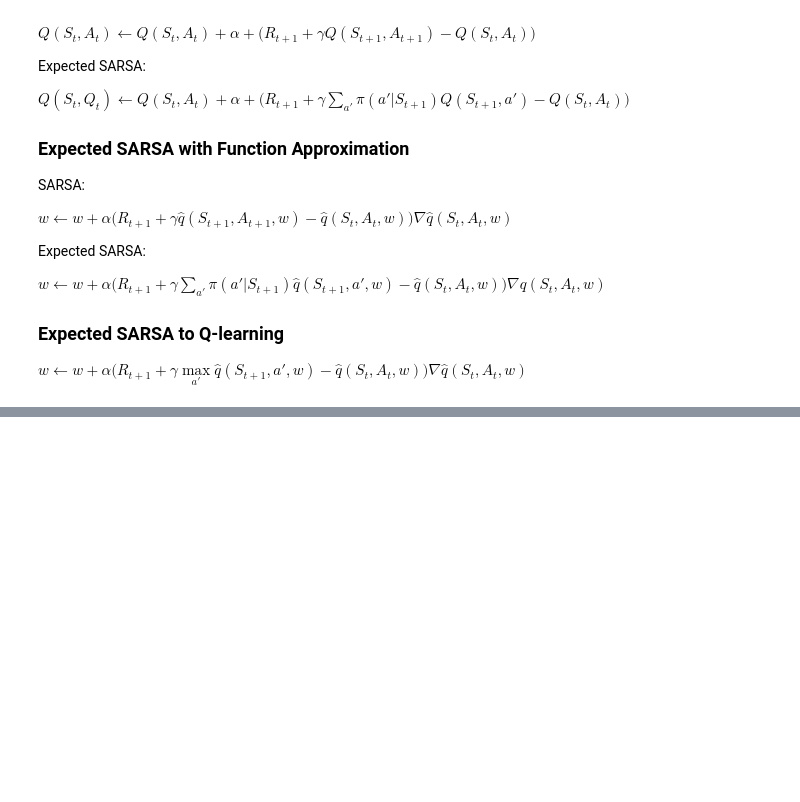
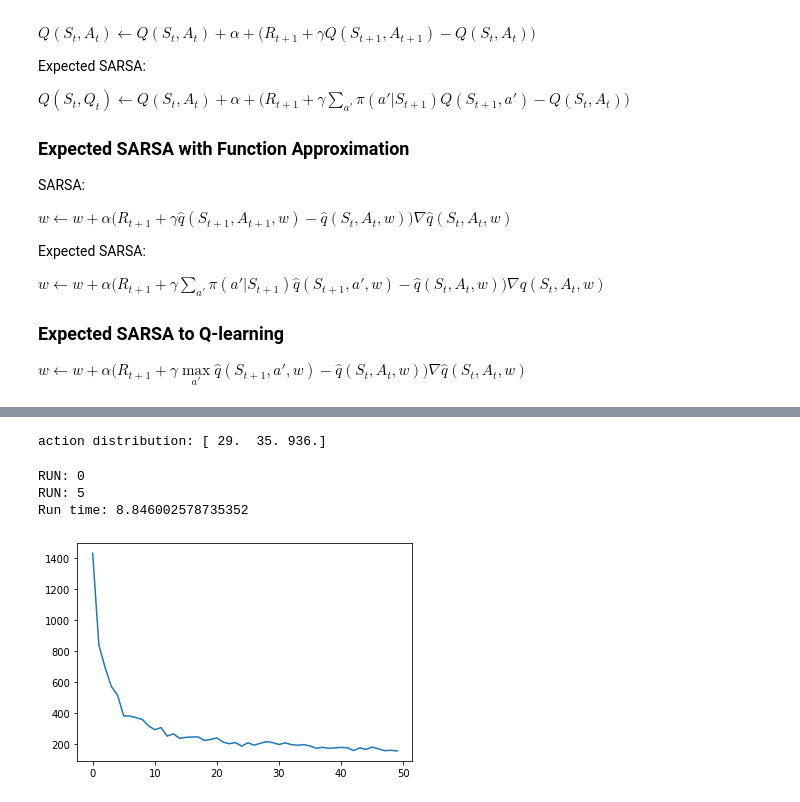
Before and after one commit to anilkunwar/coursera, a Jupyter notebook: UoA_Prediction_and_Control_with_function_approximation/control-with-approximation.ipynb, the cells around one changed output, grey strips where cells are left out. Drawn from its saved outputs; the diff is of its cells as text; code cells hidden in the pictures; blank space fills up the shorter version.

```diff
--- a/UoA_Prediction_and_Control_with_function_approximation/control-with-approximation.ipynb
+++ b/UoA_Prediction_and_Control_with_function_approximation/control-with-approximation.ipynb
@@ -220,0 +532,76 @@ $\nabla_{\theta} Q^D (s, a) = \nabla_{\theta} R(s, a; \theta) + \sum\limits_{s',
+# %%
+np.random.seed(0)
+
+agent = SarsaAgent()
+agent.agent_init({"epsilon": 0.1})
+agent.w = np.array([np.array([1, 2, 3]), np.array([4, 5, 6]), np.array([7, 8, 9])])
+
+action_distribution = np.zeros(3)
+for i in range(1000):
+    chosen_action, action_value = agent.select_action(np.array([0,1]))
+    action_distribution[chosen_action] += 1
+
+print("action distribution:", action_distribution)
+# notice that the two non-greedy actions are roughly uniformly distributed
+assert np.all(action_distribution == [29, 35, 936])
+
+agent = SarsaAgent()
+agent.agent_init({"epsilon": 0.0})
+agent.w = np.array([[1, 2, 3], [4, 5, 6], [7, 8, 9]])
+
+chosen_action, action_value = agent.select_action([0, 1])
+assert chosen_action == 2
+assert action_value == 15
+
+# -----------
+# test update
+# -----------
+agent = SarsaAgent()
+agent.agent_init({"epsilon": 0.1})
+
+agent.agent_start((0.1, 0.3))
+agent.agent_step(1, (0.02, 0.1))
+
+assert np.all(agent.w[0,0:8] == 0.0625)
+assert np.all(agent.w[1:] == 0)
+# %% [output]
+action distribution: [ 29.  35. 936.]
+# %%
+np.random.seed(0)
+
+num_runs = 10
+num_episodes = 50
+env_info = {"num_tiles": 8, "num_tilings": 8}
+agent_info = {}
+all_steps = []
+
+agent = SarsaAgent
+env = mountaincar_env.Environment
+start = time.time()
+
+for run in range(num_runs):
+    if run % 5 == 0:
+        print("RUN: {}".format(run))
+
+    rl_glue = RLGlue(env, agent)
+    rl_glue.rl_init(agent_info, env_info)
+    steps_per_episode = []
+
+    for episode in range(num_episodes):
+        rl_glue.rl_episode(15000)
+        steps_per_episode.append(rl_glue.num_steps)
+
+    all_steps.append(np.array(steps_per_episode))
+
+print("Run time: {}".format(time.time() - start))
+
+mean = np.mean(all_steps, axis=0)
+plt.plot(mean)
+
+# because we set the random seed, these values should be *exactly* the same
+assert np.allclose(mean, [1432.5, 837.9, 694.4, 571.4, 515.2, 380.6, 379.4, 369.6, 357.2, 316.5, 291.1, 305.3, 250.1, 264.9, 235.4, 242.1, 244.4, 245., 221.2, 229., 238.3, 211.2, 201.1, 208.3, 185.3, 207.1, 191.6, 204., 214.5, 207.9, 195.9, 206.4, 194.9, 191.1, 195., 186.6, 171., 177.8, 171.1, 174., 177.1, 174.5, 156.9, 174.3, 164.1, 179.3, 167.4, 156.1, 158.4, 154.4])
+# %% [output]
+RUN: 0
+RUN: 5
+Run time: 8.846002578735352
+[figure, added]
```
Also changed, not shown: parts of 12 cells of this notebook, 12 other files.
